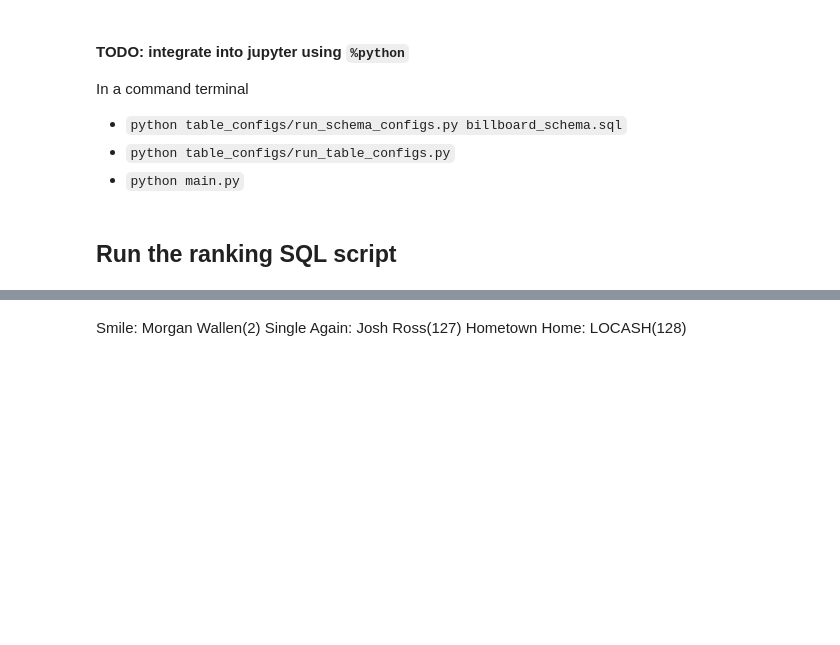
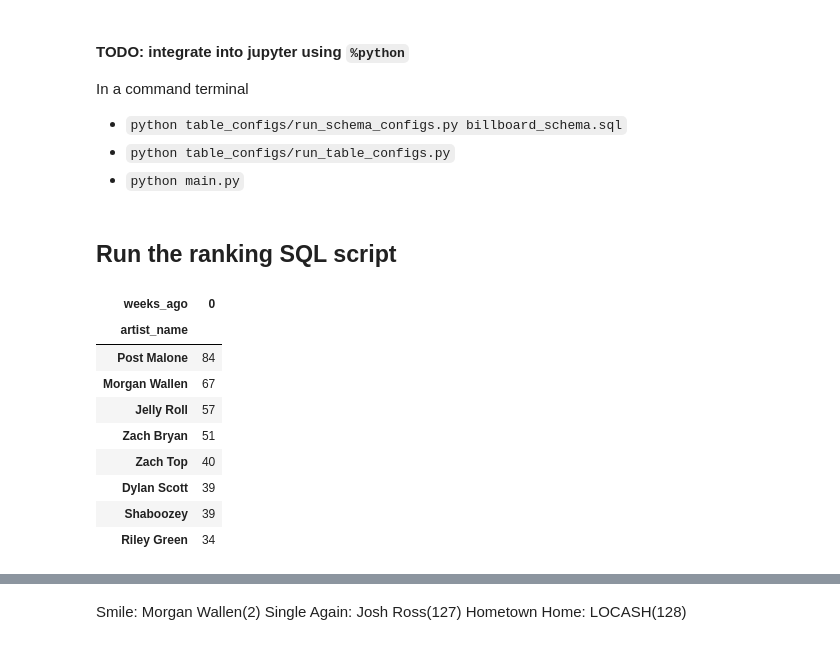
Before and after one commit to jwmanahan/billboard, a Jupyter notebook: add_new_week.ipynb, the cells around one changed output, grey strips where cells are left out. Drawn from its saved outputs; the diff is of its cells as text; code cells hidden in the pictures; blank space fills up the shorter version.

Commit message:
Add week + more surgery from git issue

```diff
--- a/add_new_week.ipynb
+++ b/add_new_week.ipynb
@@ -425,6 +437,27 @@ top_artists = list(
         & (df_artist_ranking['weeks_ago'] == 0)
     ]['artist_id']
 )
+# %%
+# Fix in progress for cell below
+df_artist_ranking[
+    (df_artist_ranking['artist_id'].isin(top_artists))
+    & (df_artist_ranking['weeks_ago'] == 0)
+  ].pivot(
+    index = 'artist_name'
+    , columns = 'weeks_ago'
+    , values = value_metric
+  ).sort_values(0, ascending = False)
+# %% [output]
+| weeks_ago | 0 |
+| artist_name |  |
+| Post Malone | 84 |
+| Morgan Wallen | 67 |
+| Jelly Roll | 57 |
+| Zach Bryan | 51 |
+| Zach Top | 40 |
+| Dylan Scott | 39 |
+| Shaboozey | 39 |
+| Riley Green | 34 |
 # %%
 value_metric = 'recent_weeks_main_artist' # 'recent_weeks_artist' to include featured song weeks
 graph = sns.lineplot(
```
Also changed, not shown: parts of 28 cells of this notebook, 5 other files.
